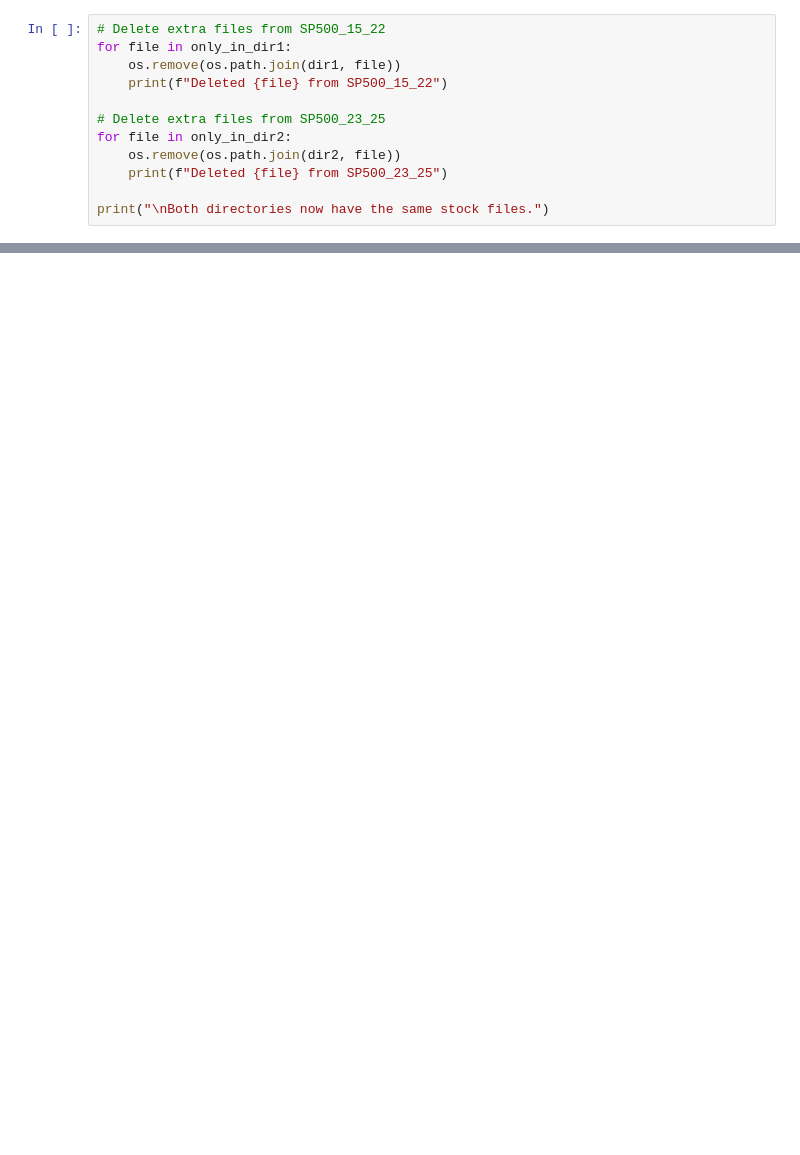
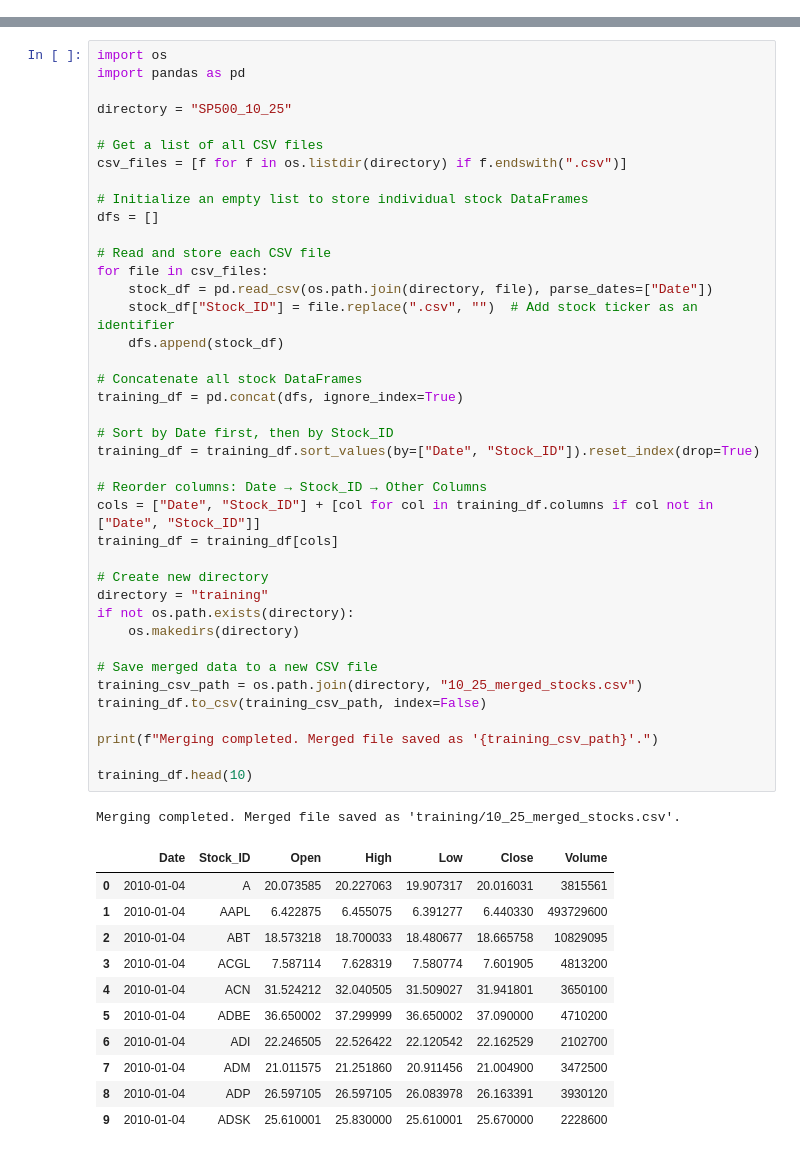
Before and after one commit to JesseLau24/CWP_RL, a Jupyter notebook: 03_XGBoost_Return_Prediction/001_data_collection.ipynb, the cells around one changed output, grey strips where cells are left out. Cells and saved outputs as stored; diff of their text form; blank space fills up the shorter version.

```diff
--- a/03_XGBoost_Return_Prediction/001_data_collection.ipynb
+++ b/03_XGBoost_Return_Prediction/001_data_collection.ipynb
@@ -100,15 +37,3 @@ Files only in SP500_23_25:
-# %%
-# Delete extra files from SP500_15_22
-for file in only_in_dir1:
-    os.remove(os.path.join(dir1, file))
-    print(f"Deleted {file} from SP500_15_22")
-
-# Delete extra files from SP500_23_25
-for file in only_in_dir2:
-    os.remove(os.path.join(dir2, file))
-    print(f"Deleted {file} from SP500_23_25")
-
-print("\nBoth directories now have the same stock files.")
 # %%
 import os
 import pandas as pd
@@ -171,0 +67,53 @@ print("🎉 All CSV files have been cleaned!")
+# %%
+import os
+import pandas as pd
+
+directory = "SP500_10_25"
+
+# Get a list of all CSV files
+csv_files = [f for f in os.listdir(directory) if f.endswith(".csv")]
+
+# Initialize an empty list to store individual stock DataFrames
+dfs = []
+
+# Read and store each CSV file
+for file in csv_files:
+    stock_df = pd.read_csv(os.path.join(directory, file), parse_dates=["Date"])
+    stock_df["Stock_ID"] = file.replace(".csv", "")  # Add stock ticker as an identifier
+    dfs.append(stock_df)
+
+# Concatenate all stock DataFrames
+training_df = pd.concat(dfs, ignore_index=True)
+
+# Sort by Date first, then by Stock_ID
+training_df = training_df.sort_values(by=["Date", "Stock_ID"]).reset_index(drop=True)
+
+# Reorder columns: Date → Stock_ID → Other Columns
+cols = ["Date", "Stock_ID"] + [col for col in training_df.columns if col not in ["Date", "Stock_ID"]]
+training_df = training_df[cols]
+
+# Create new directory
+directory = "training"
+if not os.path.exists(directory):
+    os.makedirs(directory)
+
+# Save merged data to a new CSV file
+training_csv_path = os.path.join(directory, "10_25_merged_stocks.csv")
+training_df.to_csv(training_csv_path, index=False)
+
+print(f"Merging completed. Merged file saved as '{training_csv_path}'.")
+
+training_df.head(10)
+# %% [output]
+Merging completed. Merged file saved as 'training/10_25_merged_stocks.csv'.
+|  | Date | Stock_ID | Open | High | Low | Close | Volume |
+| 0 | 2010-01-04 | A | 20.073585 | 20.227063 | 19.907317 | 20.016031 | 3815561 |
+| 1 | 2010-01-04 | AAPL | 6.422875 | 6.455075 | 6.391277 | 6.440330 | 493729600 |
+| 2 | 2010-01-04 | ABT | 18.573218 | 18.700033 | 18.480677 | 18.665758 | 10829095 |
+| 3 | 2010-01-04 | ACGL | 7.587114 | 7.628319 | 7.580774 | 7.601905 | 4813200 |
+| 4 | 2010-01-04 | ACN | 31.524212 | 32.040505 | 31.509027 | 31.941801 | 3650100 |
+| 5 | 2010-01-04 | ADBE | 36.650002 | 37.299999 | 36.650002 | 37.090000 | 4710200 |
+| 6 | 2010-01-04 | ADI | 22.246505 | 22.526422 | 22.120542 | 22.162529 | 2102700 |
+| 7 | 2010-01-04 | ADM | 21.011575 | 21.251860 | 20.911456 | 21.004900 | 3472500 |
+| 8 | 2010-01-04 | ADP | 26.597105 | 26.597105 | 26.083978 | 26.163391 | 3930120 |
+| 9 | 2010-01-04 | ADSK | 25.610001 | 25.830000 | 25.610001 | 25.670000 | 2228600 |
```
Also changed, not shown: parts of 10 cells of this notebook, 1 other file.
